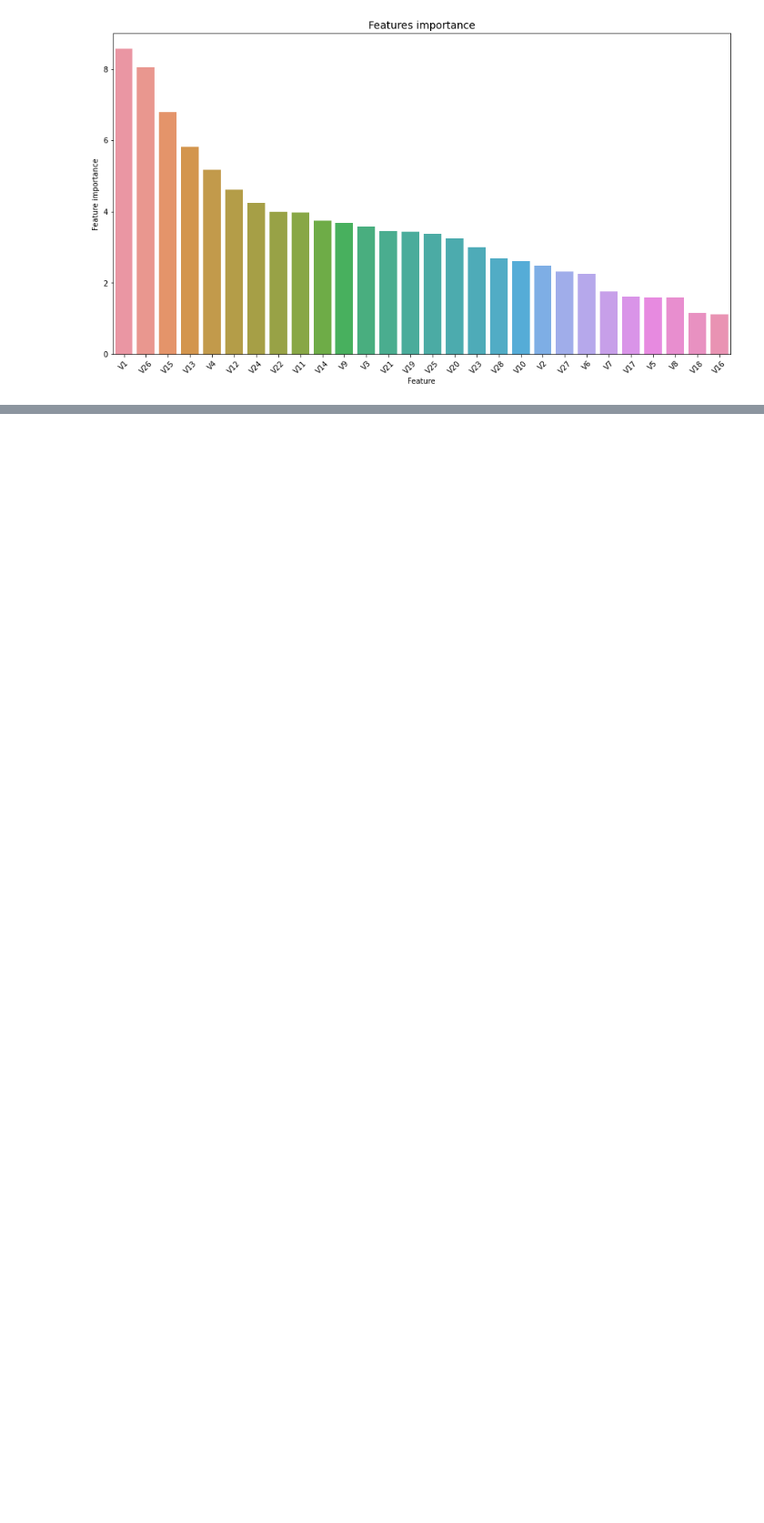
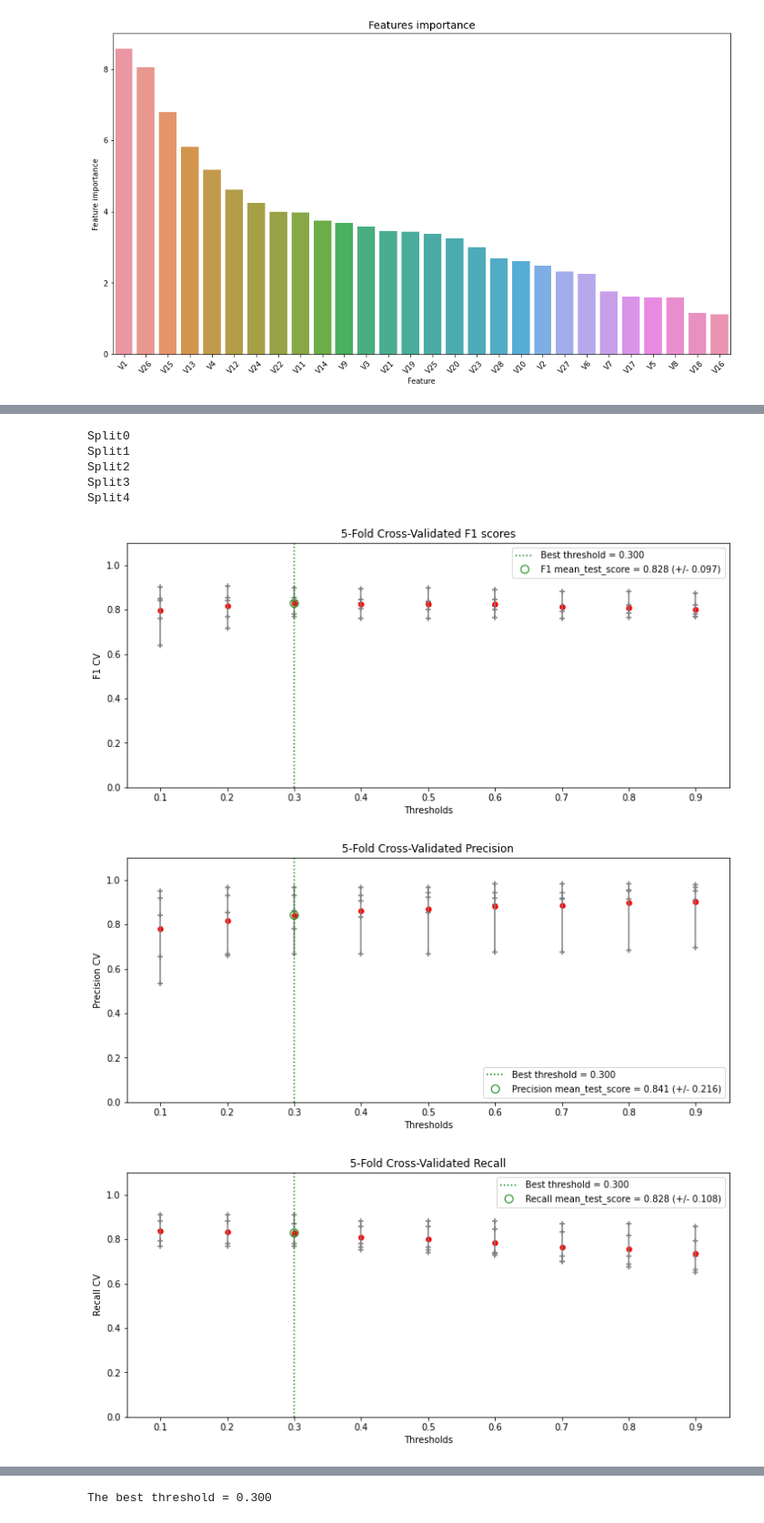
Before and after one commit to wuhong60909/Data-Analysis-Projects, a Jupyter notebook: Credit_Card_Fraud_Detection/model_CatBoostClassifier.ipynb, the cells around one changed output, grey strips where cells are left out. Shown at 91% size. Saved outputs shown, nothing was run; the diff lists cells and outputs as text; code cells hidden in the pictures; blank space fills up the shorter version.

Commit message:
Select threshold by Kfold CV

```diff
--- a/Credit_Card_Fraud_Detection/model_CatBoostClassifier.ipynb
+++ b/Credit_Card_Fraud_Detection/model_CatBoostClassifier.ipynb
@@ -212,12 +219,18 @@ MetricVisualizer(layout=Layout(align_self='stretch', height='500px'))
 Estimating final quality...
 It costs 9546.15 sec.
 {'iterations': 500, 'depth': 9.0, 'learning_rate': 0.20501067458099742, 'l2_leaf_reg': 1.858894753568534}
+# %%
+rand_best_parameters = {'iterations': 500,
+                        'depth': 9.0,
+                        'learning_rate': 0.20501067458099742,
+                        'l2_leaf_reg': 1.858894753568534}
 # %% [markdown]
 ### 1.3 CatBoost with best parameters
 # %%
 cb_clf = CatBoostClassifier(loss_function = 'Logloss',
                             eval_metric = 'F1',
                             task_type = 'GPU',
+                            verbose = 0,
                             ** rand_best_parameters)
 cb_clf.fit(X_train, y_train)
 y_score = cb_clf.predict_proba(X_test)[:, 1]
@@ -277,0 +276,27 @@ plot_feature_importance(model = cb_clf, predictors = predictor_name)
+# %%
+from selectThreshold import selectThresholdByCV
+skf = StratifiedKFold(n_splits = 5)
+thresholds = np.array([0.1, 0.2, 0.3, 0.4, 0.5, 0.6, 0.7, 0.8, 0.9])
+classifier = CatBoostClassifier(loss_function = 'Logloss',
+                                eval_metric = 'F1',
+                                task_type = 'GPU',
+                                verbose = 0,
+                                ** rand_best_parameters)
+# %%
+best_threshold, best_score, best_std, mean_test_score, std_test_score, cv_results = \
+selectThresholdByCV(clf = classifier,
+                    X = X_train, y = y_train,
+                    thresholds = thresholds,
+                    cv = skf,
+                    scoring = 'f1',
+                    plot_result = True)
+print('The best threshold = %.3f' % (best_threshold))
+# %% [output]
+Split0
+Split1
+Split2
+Split3
+Split4
+[figure, added]
+[figure, added]
+[figure, added]
@@ -277,0 +304 @@ plot_feature_importance(model = cb_clf, predictors = predictor_name)
+The best threshold = 0.300
```
Also changed, not shown: parts of 6 cells of this notebook, 3 other files.
